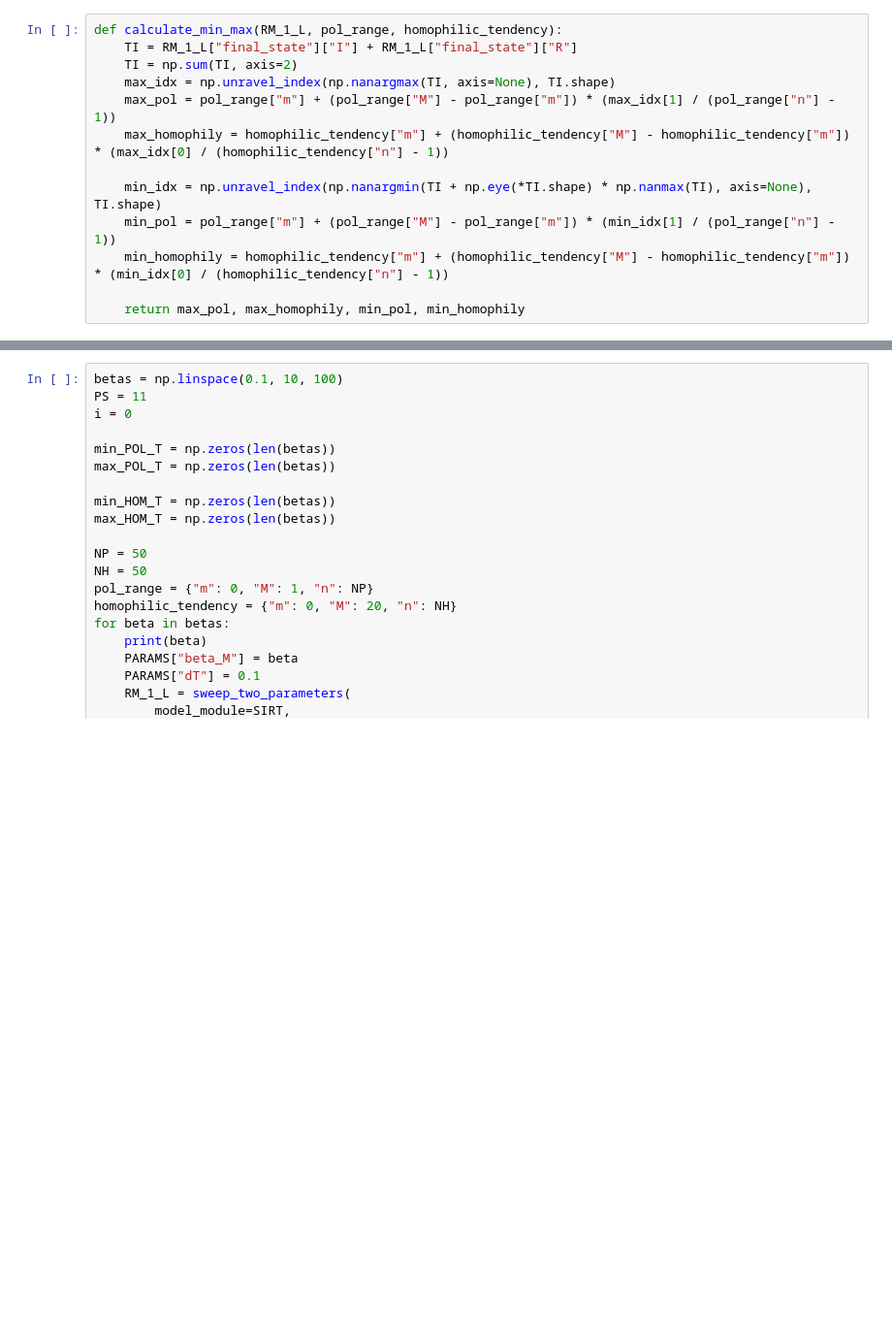
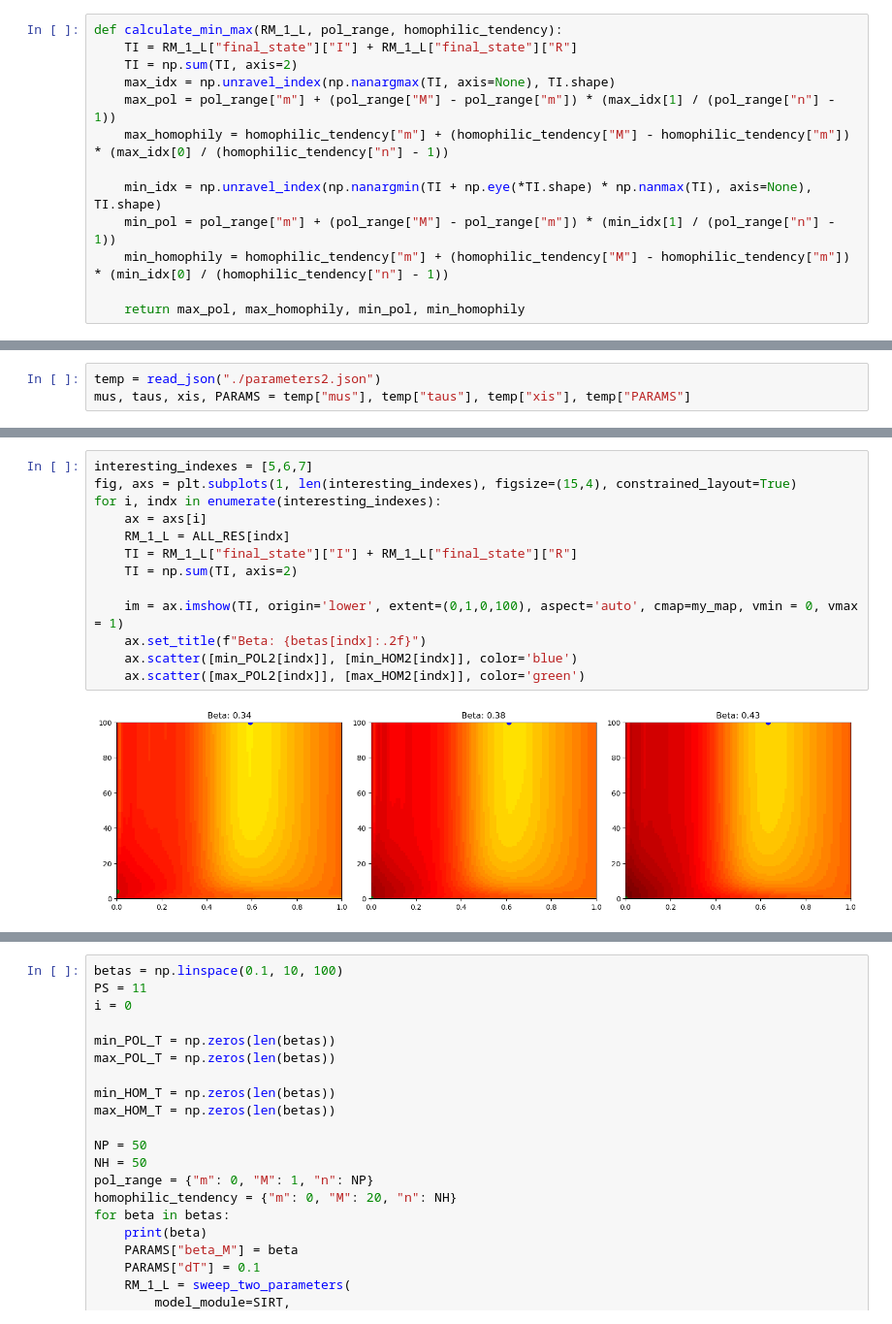
Before and after one commit to Fabio-FS/SIR-BEACON, a Jupyter notebook: notebooks/TESTS_25_11_27.ipynb, the cells around one changed output, grey strips where cells are left out. Shown at 97% size. Cells and saved outputs as stored; diff of their text form; blank space fills up the shorter version.

```diff
--- a/notebooks/TESTS_25_11_27.ipynb
+++ b/notebooks/TESTS_25_11_27.ipynb
@@ -109,0 +253,3 @@ ax.plot(betas, min_POL)
+# %%
+temp = read_json("./parameters2.json")
+mus, taus, xis, PARAMS = temp["mus"], temp["taus"], temp["xis"], temp["PARAMS"]
@@ -109,0 +310,15 @@ ax.plot(betas, min_POL)
+# %%
+interesting_indexes = [5,6,7]
+fig, axs = plt.subplots(1, len(interesting_indexes), figsize=(15,4), constrained_layout=True)
+for i, indx in enumerate(interesting_indexes):
+    ax = axs[i]
+    RM_1_L = ALL_RES[indx]
+    TI = RM_1_L["final_state"]["I"] + RM_1_L["final_state"]["R"]
+    TI = np.sum(TI, axis=2)
+
+    im = ax.imshow(TI, origin='lower', extent=(0,1,0,100), aspect='auto', cmap=my_map, vmin = 0, vmax = 1)
+    ax.set_title(f"Beta: {betas[indx]:.2f}")
+    ax.scatter([min_POL2[indx]], [min_HOM2[indx]], color='blue')
+    ax.scatter([max_POL2[indx]], [max_HOM2[indx]], color='green')
+# %% [output]
+[figure, added]
```
Also changed, not shown: parts of 15 cells of this notebook, 23 other files.
